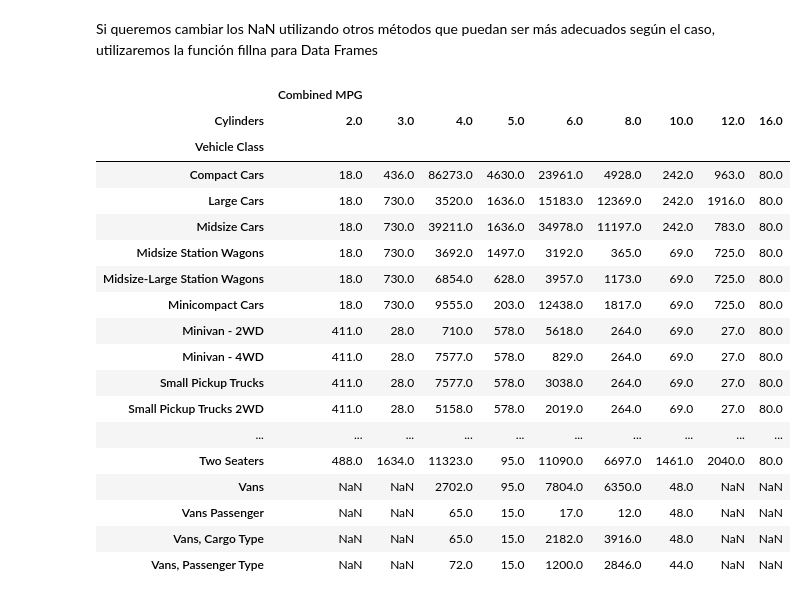
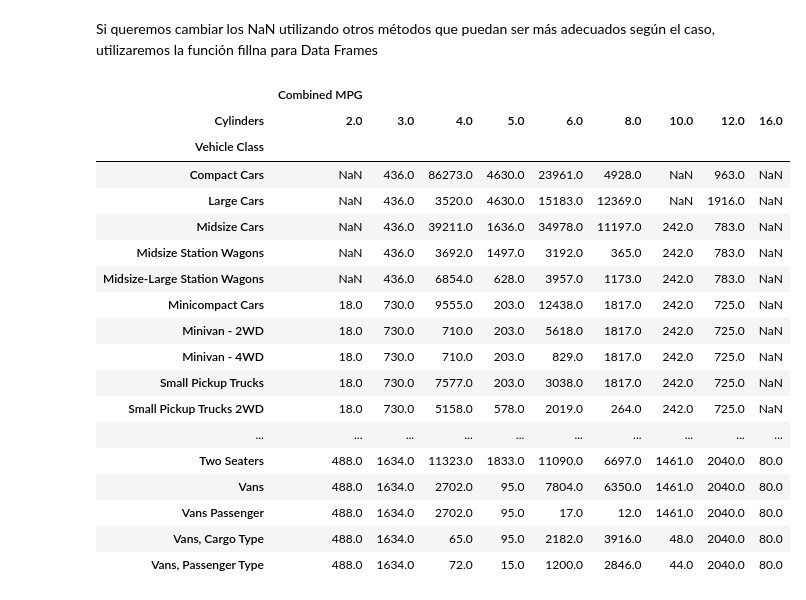
Before and after one commit to tonilopezrosell/DataBootcamp, a Jupyter notebook: Ironhack_Pivot_Tables.ipynb, the cells around one changed output. Drawn from its saved outputs; the diff is of its cells as text; code cells hidden in the pictures.

```diff
--- a/Ironhack_Pivot_Tables.ipynb
+++ b/Ironhack_Pivot_Tables.ipynb
@@ -277,24 +278,24 @@ vehicles.pivot_table(index=["Vehicle Class"], columns=["Cylinders"], values=["Co
 # %% [markdown]
 Si queremos cambiar los NaN utilizando otros métodos que puedan ser más adecuados según el caso, utilizaremos la función fillna para Data Frames
 # %%
-vehicles.pivot_table(index=["Vehicle Class"], columns=["Cylinders"], values=["Combined MPG"], aggfunc=np.sum).fillna(method = 'backfill')
+vehicles.pivot_table(index=["Vehicle Class"], columns=["Cylinders"], values=["Combined MPG"], aggfunc=np.sum).fillna(method = 'ffill')
 # %% [output]
 |  | Combined MPG |  |  |  |  |  |  |  |  |
 | Cylinders | 2.0 | 3.0 | 4.0 | 5.0 | 6.0 | 8.0 | 10.0 | 12.0 | 16.0 |
 | Vehicle Class |  |  |  |  |  |  |  |  |  |
-| Compact Cars | 18.0 | 436.0 | 86273.0 | 4630.0 | 23961.0 | 4928.0 | 242.0 | 963.0 | 80.0 |
-| Large Cars | 18.0 | 730.0 | 3520.0 | 1636.0 | 15183.0 | 12369.0 | 242.0 | 1916.0 | 80.0 |
-| Midsize Cars | 18.0 | 730.0 | 39211.0 | 1636.0 | 34978.0 | 11197.0 | 242.0 | 783.0 | 80.0 |
-| Midsize Station Wagons | 18.0 | 730.0 | 3692.0 | 1497.0 | 3192.0 | 365.0 | 69.0 | 725.0 | 80.0 |
-| Midsize-Large Station Wagons | 18.0 | 730.0 | 6854.0 | 628.0 | 3957.0 | 1173.0 | 69.0 | 725.0 | 80.0 |
-| Minicompact Cars | 18.0 | 730.0 | 9555.0 | 203.0 | 12438.0 | 1817.0 | 69.0 | 725.0 | 80.0 |
-| Minivan - 2WD | 411.0 | 28.0 | 710.0 | 578.0 | 5618.0 | 264.0 | 69.0 | 27.0 | 80.0 |
-| Minivan - 4WD | 411.0 | 28.0 | 7577.0 | 578.0 | 829.0 | 264.0 | 69.0 | 27.0 | 80.0 |
-| Small Pickup Trucks | 411.0 | 28.0 | 7577.0 | 578.0 | 3038.0 | 264.0 | 69.0 | 27.0 | 80.0 |
-| Small Pickup Trucks 2WD | 411.0 | 28.0 | 5158.0 | 578.0 | 2019.0 | 264.0 | 69.0 | 27.0 | 80.0 |
+| Compact Cars | NaN | 436.0 | 86273.0 | 4630.0 | 23961.0 | 4928.0 | NaN | 963.0 | NaN |
+| Large Cars | NaN | 436.0 | 3520.0 | 4630.0 | 15183.0 | 12369.0 | NaN | 1916.0 | NaN |
+| Midsize Cars | NaN | 436.0 | 39211.0 | 1636.0 | 34978.0 | 11197.0 | 242.0 | 783.0 | NaN |
+| Midsize Station Wagons | NaN | 436.0 | 3692.0 | 1497.0 | 3192.0 | 365.0 | 242.0 | 783.0 | NaN |
+| Midsize-Large Station Wagons | NaN | 436.0 | 6854.0 | 628.0 | 3957.0 | 1173.0 | 242.0 | 783.0 | NaN |
+| Minicompact Cars | 18.0 | 730.0 | 9555.0 | 203.0 | 12438.0 | 1817.0 | 242.0 | 725.0 | NaN |
+| Minivan - 2WD | 18.0 | 730.0 | 710.0 | 203.0 | 5618.0 | 1817.0 | 242.0 | 725.0 | NaN |
+| Minivan - 4WD | 18.0 | 730.0 | 710.0 | 203.0 | 829.0 | 1817.0 | 242.0 | 725.0 | NaN |
+| Small Pickup Trucks | 18.0 | 730.0 | 7577.0 | 203.0 | 3038.0 | 1817.0 | 242.0 | 725.0 | NaN |
+| Small Pickup Trucks 2WD | 18.0 | 730.0 | 5158.0 | 578.0 | 2019.0 | 264.0 | 242.0 | 725.0 | NaN |
 | ... | ... | ... | ... | ... | ... | ... | ... | ... | ... |
-| Two Seaters | 488.0 | 1634.0 | 11323.0 | 95.0 | 11090.0 | 6697.0 | 1461.0 | 2040.0 | 80.0 |
-| Vans | NaN | NaN | 2702.0 | 95.0 | 7804.0 | 6350.0 | 48.0 | NaN | NaN |
-| Vans Passenger | NaN | NaN | 65.0 | 15.0 | 17.0 | 12.0 | 48.0 | NaN | NaN |
-| Vans, Cargo Type | NaN | NaN | 65.0 | 15.0 | 2182.0 | 3916.0 | 48.0 | NaN | NaN |
-| Vans, Passenger Type | NaN | NaN | 72.0 | 15.0 | 1200.0 | 2846.0 | 44.0 | NaN | NaN |
+| Two Seaters | 488.0 | 1634.0 | 11323.0 | 1833.0 | 11090.0 | 6697.0 | 1461.0 | 2040.0 | 80.0 |
+| Vans | 488.0 | 1634.0 | 2702.0 | 95.0 | 7804.0 | 6350.0 | 1461.0 | 2040.0 | 80.0 |
+| Vans Passenger | 488.0 | 1634.0 | 2702.0 | 95.0 | 17.0 | 12.0 | 1461.0 | 2040.0 | 80.0 |
+| Vans, Cargo Type | 488.0 | 1634.0 | 65.0 | 95.0 | 2182.0 | 3916.0 | 48.0 | 2040.0 | 80.0 |
+| Vans, Passenger Type | 488.0 | 1634.0 | 72.0 | 15.0 | 1200.0 | 2846.0 | 44.0 | 2040.0 | 80.0 |
```
Also changed, not shown: parts of 8 cells of this notebook.
